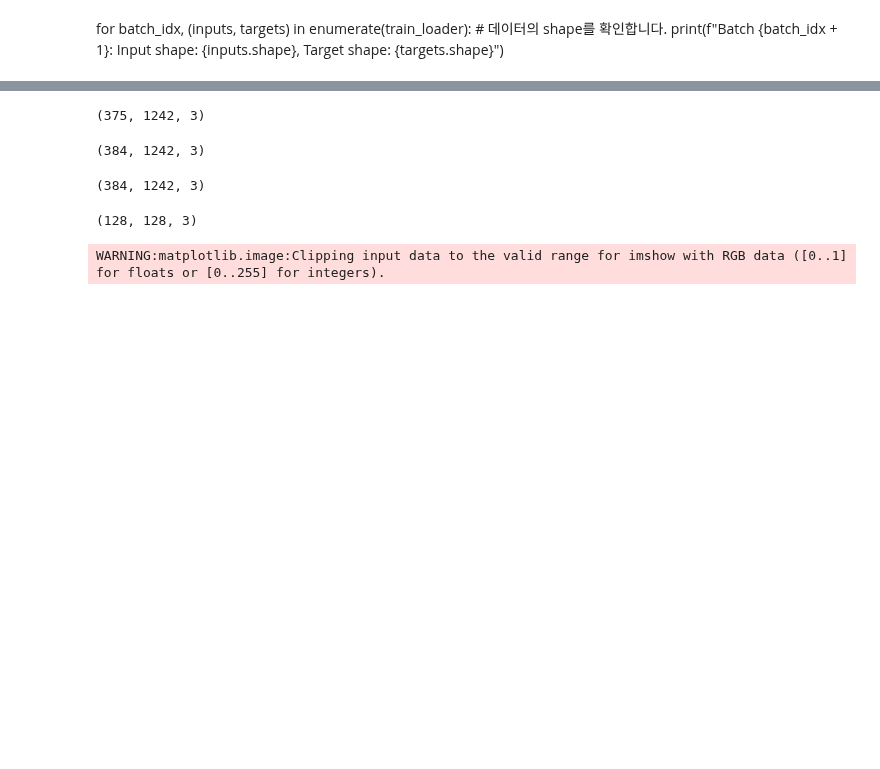
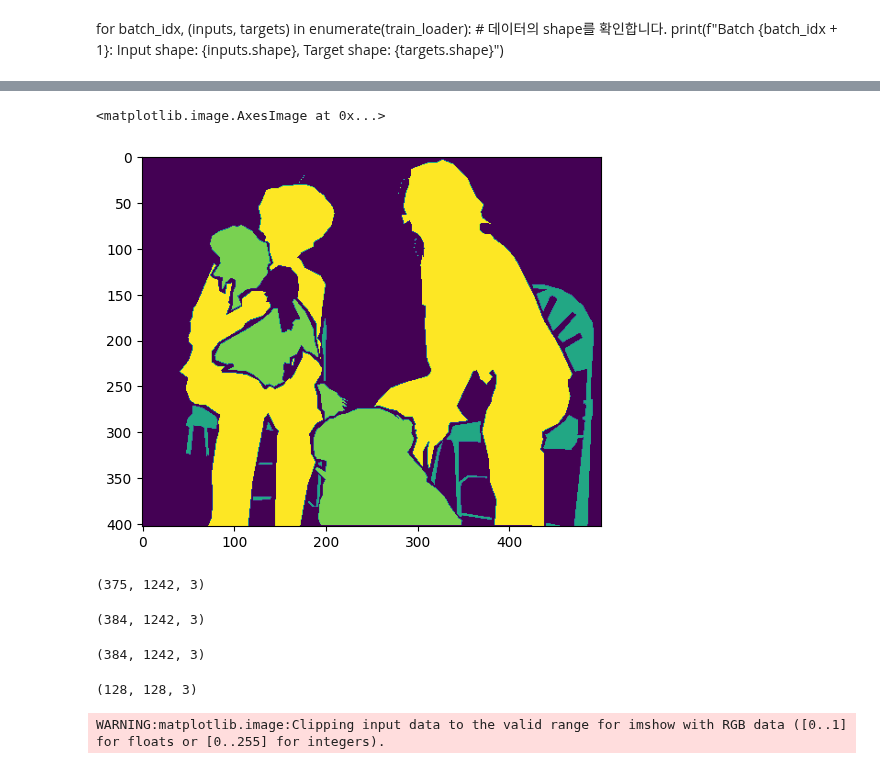
Before and after one commit to kshf59/Ensemble-Net, a Jupyter notebook: dataLoder-Copy1.ipynb, the cells around one changed output, grey strips where cells are left out. Drawn from its saved outputs; the diff is of its cells as text; code cells hidden in the pictures; blank space fills up the shorter version.

```diff
--- a/dataLoder-Copy1.ipynb
+++ b/dataLoder-Copy1.ipynb
@@ -93,3 +101,9 @@ d2 = np.array(df)
+# %%
+import matplotlib.pyplot as plt
+plt.imshow(d)
+# %% [output]
+<matplotlib.image.AxesImage at 0x...>
+[figure, added]
 # %%
 d.shape
 # %% [output]
```
Also changed, not shown: parts of 5 cells of this notebook, 3 other files.
